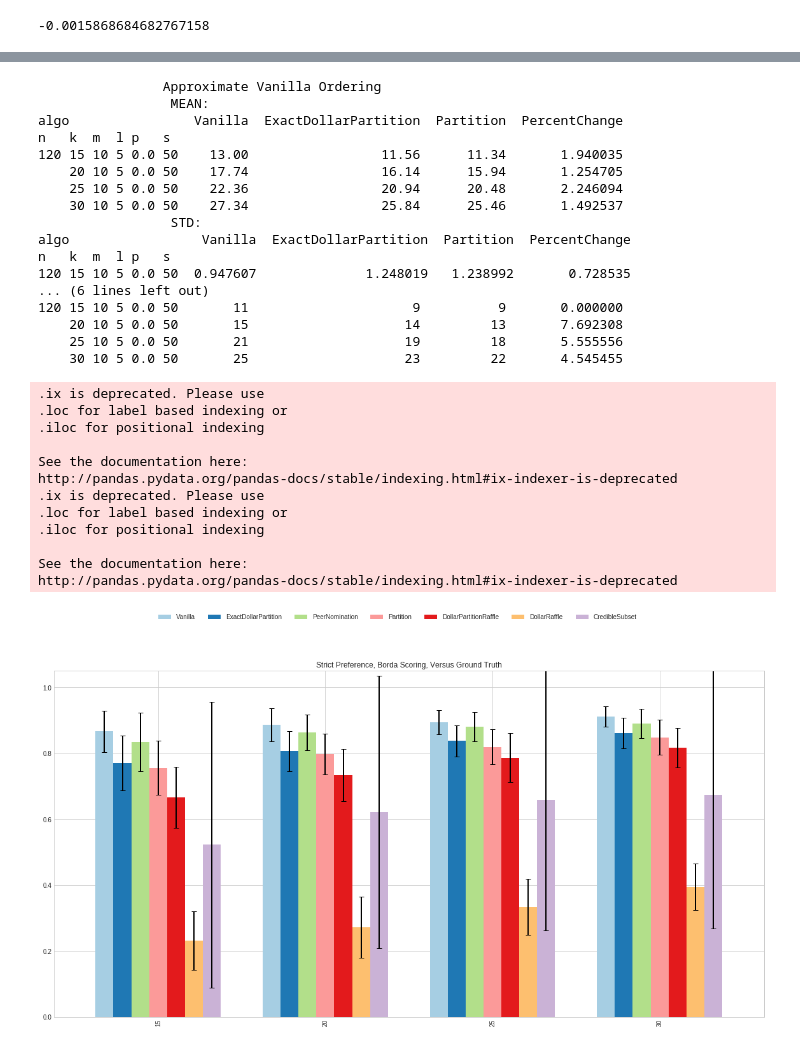
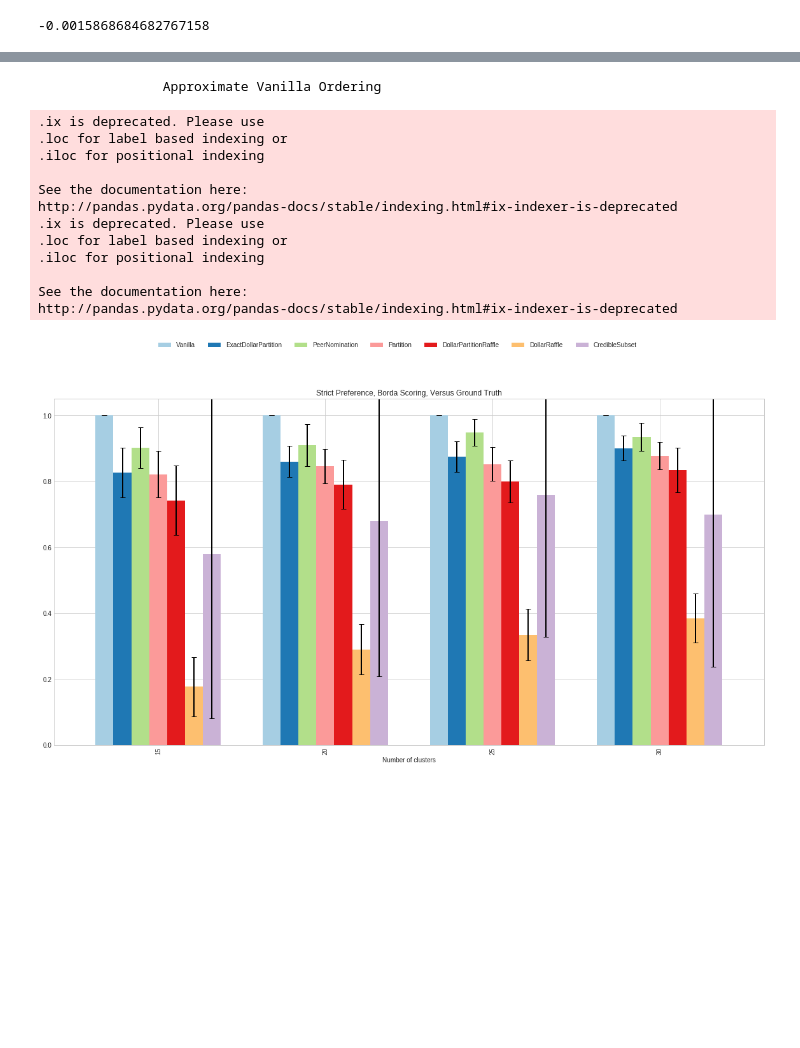
Before and after one commit to szhydkov/PeerNomination, a Jupyter notebook: peerselect/notebooks/stas_testing.ipynb, the cells around one changed output, grey strips where cells are left out. Cells and saved outputs as stored; diff of their text form; code cells hidden in the pictures; blank space fills up the shorter version.

Commit message:
some more pickles and figures

```diff
--- a/peerselect/notebooks/stas_testing.ipynb
+++ b/peerselect/notebooks/stas_testing.ipynb
@@ -177,63 +225,51 @@ def make_output(df, test, labels):
     means = means[['Vanilla','ExactDollarPartition', "PeerNomination", 'Partition', 'DollarPartitionRaffle', 'DollarRaffle', 'CredibleSubset']]
     errors = errors[['Vanilla','ExactDollarPartition', "PeerNomination", 'Partition', 'DollarPartitionRaffle', 'DollarRaffle', 'CredibleSubset']]
 
-    means['PercentChange'] = (means.ExactDollarPartition - means.Partition) / means.Partition * 100.
-    errors['PercentChange'] = (errors.ExactDollarPartition - errors.Partition) / errors.Partition * 100.
-    mins['PercentChange'] = (mins.ExactDollarPartition - mins.Partition) / mins.Partition * 100.
-    print("\t\t MEAN:\n" + str(means[['Vanilla','ExactDollarPartition', 'Partition', 'PercentChange']]))
-    print("\t\t STD:\n" + str(errors[['Vanilla','ExactDollarPartition', 'Partition', 'PercentChange']]))
-    print("\t\t MIN:\n" + str(mins[['Vanilla','ExactDollarPartition', 'Partition', 'PercentChange']]))
-    del means['PercentChange']
-    del errors['PercentChange']
-    del mins['PercentChange']
+    # Uncomment to only compare PN and EDP
+#     means = means[['ExactDollarPartition', "PeerNomination"]]
+#     errors = errors[['ExactDollarPartition', "PeerNomination"]]
+
+#     means['PercentChange'] = (means.ExactDollarPartition - means.Partition) / means.Partition * 100.
+#     errors['PercentChange'] = (errors.ExactDollarPartition - errors.Partition) / errors.Partition * 100.
+#     mins['PercentChange'] = (mins.ExactDollarPartition - mins.Partition) / mins.Partition * 100.
+#     print("\t\t MEAN:\n" + str(means[['Vanilla','ExactDollarPartition', 'Partition', 'PercentChange']]))
+#     print("\t\t STD:\n" + str(errors[['Vanilla','ExactDollarPartition', 'Partition', 'PercentChange']]))
+#     print("\t\t MIN:\n" + str(mins[['Vanilla','ExactDollarPartition', 'Partition', 'PercentChange']]))
+#     del means['PercentChange']
+#     del errors['PercentChange']
+#     del mins['PercentChange']
 
     for index, row in means.iterrows():
         means.ix[index] = row / float(index[1])
     for index, row in errors.iterrows():
         errors.ix[index] = row / float(index[1])
 
     # print(errors)
 
     #Set colors..
     color_list = plt.cm.Paired(np.linspace(0, 1, 10))
     color_list = color_list[:7]
     #color_list = sns.color_palette("pastel", 6)
     means.plot(kind='bar', legend=False, yerr=errors.values.T, figsize=(20, 10), ylim=(0.0, 1.05), \
             color=color_list, error_kw={'ecolor':'Black', 'linewidth':2, 'capsize':4}, width=0.75)
     plt.title("Strict Preference, Borda Scoring, Versus Ground Truth")
     plt.legend(bbox_to_anchor = (0,0.01,1,1), bbox_transform=plt.gcf().transFigure, loc='upper center', ncol=7, borderaxespad=0.)
     plt.gca().set_xticklabels(labels)
-    plt.gca().set_xlabel("")
+    plt.gca().set_xlabel("Number of clusters")
     plt.show()
-make_output(gt_df, (120,slice(None),10,5,0.0,50), test_k)
+make_output(v_df, (120,slice(None),9,5,0.0,50), test_k)
 # %% [output]
                 Approximate Vanilla Ordering
-                 MEAN:
-algo                Vanilla  ExactDollarPartition  Partition  PercentChange
-n   k  m  l p   s
-120 15 10 5 0.0 50    13.00                 11.56      11.34       1.940035
-    20 10 5 0.0 50    17.74                 16.14      15.94       1.254705
-    25 10 5 0.0 50    22.36                 20.94      20.48       2.246094
-    30 10 5 0.0 50    27.34                 25.84      25.46       1.492537
-                 STD:
-algo                 Vanilla  ExactDollarPartition  Partition  PercentChange
-n   k  m  l p   s
-120 15 10 5 0.0 50  0.947607              1.248019   1.238992       0.728535
-... (6 lines left out)
-120 15 10 5 0.0 50       11                     9          9       0.000000
-    20 10 5 0.0 50       15                    14         13       7.692308
-    25 10 5 0.0 50       21                    19         18       5.555556
-    30 10 5 0.0 50       25                    23         22       4.545455
 .ix is deprecated. Please use
 .loc for label based indexing or
 .iloc for positional indexing
 
 See the documentation here:
 http://pandas.pydata.org/pandas-docs/stable/indexing.html#ix-indexer-is-deprecated
 .ix is deprecated. Please use
 .loc for label based indexing or
 .iloc for positional indexing
 
 See the documentation here:
 http://pandas.pydata.org/pandas-docs/stable/indexing.html#ix-indexer-is-deprecated
-[figure, old version]
+[figure, new version]
```
Also changed, not shown: parts of 8 cells of this notebook, 5 other files.
